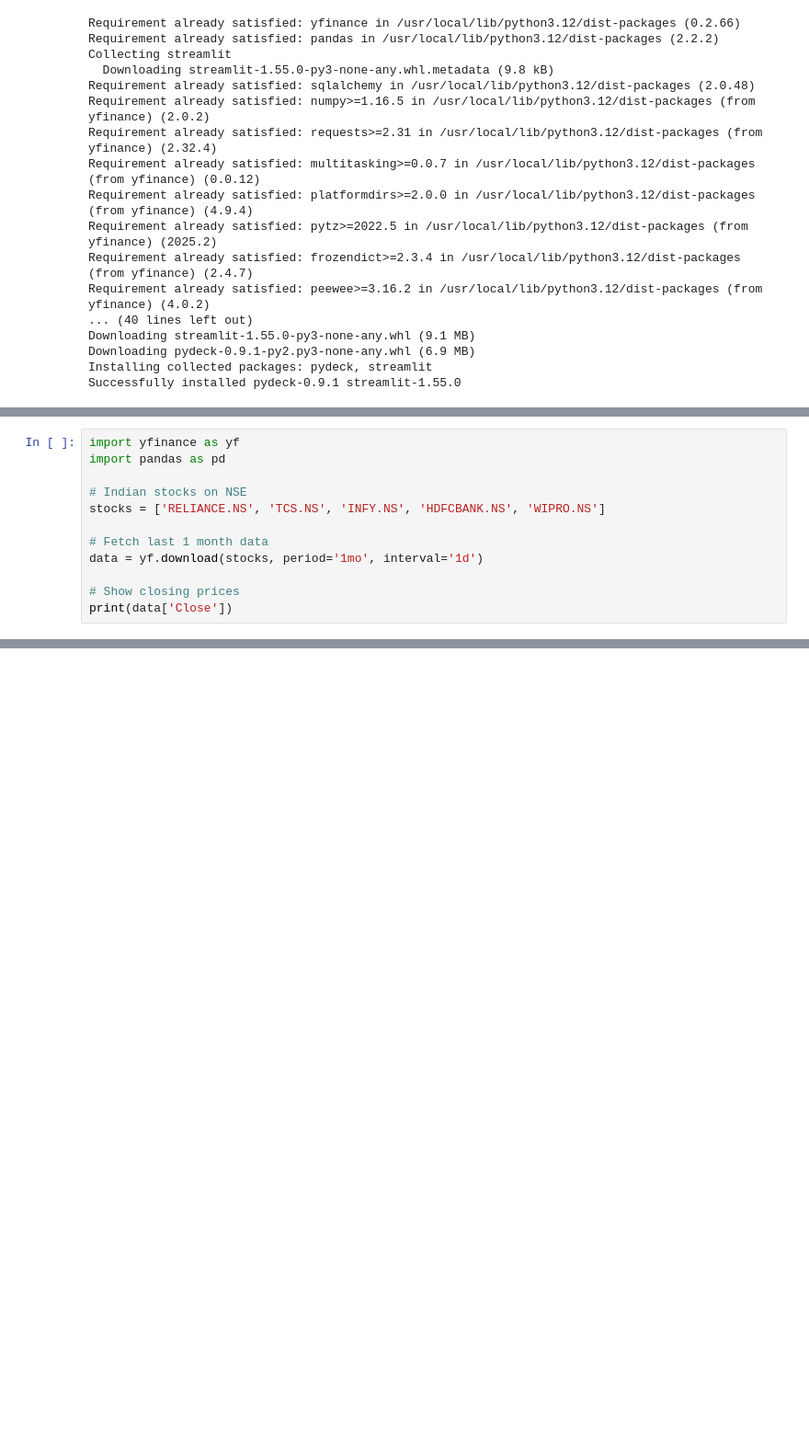
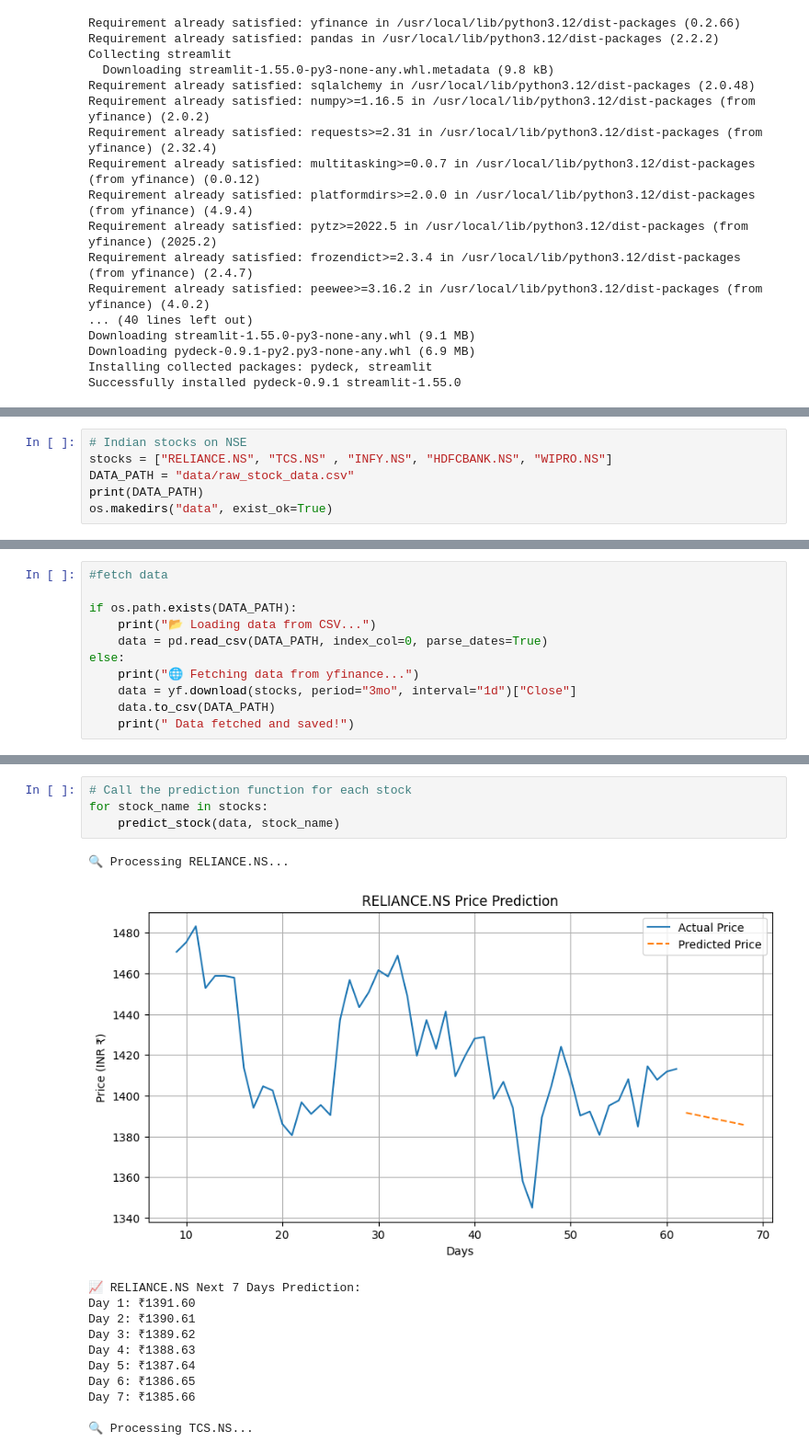
Before and after one commit to simranduggal75/indian-stock-pipeline, a Jupyter notebook: indian_stock_pipeline.ipynb, the cells around one changed output, grey strips where cells are left out. Shown at 92% size. Drawn from its saved outputs; the diff is of its cells as text; blank space fills up the shorter version.

Commit message:
Completed data pipeline with caching, preprocessing, and prediction

```diff
--- a/indian_stock_pipeline.ipynb
+++ b/indian_stock_pipeline.ipynb
@@ -21,13 +29,7 @@ Successfully installed pydeck-0.9.1 streamlit-1.55.0
 # %%
-import yfinance as yf
-import pandas as pd
-
 # Indian stocks on NSE
-stocks = ['RELIANCE.NS', 'TCS.NS', 'INFY.NS', 'HDFCBANK.NS', 'WIPRO.NS']
-
-# Fetch last 1 month data
-data = yf.download(stocks, period='1mo', interval='1d')
-
-# Show closing prices
-print(data['Close'])
+stocks = ["RELIANCE.NS", "TCS.NS" , "INFY.NS", "HDFCBANK.NS", "WIPRO.NS"]
+DATA_PATH = "data/raw_stock_data.csv"
+print(DATA_PATH)
+os.makedirs("data", exist_ok=True)
 # %% [output]
@@ -51,0 +37,11 @@ Date
+# %%
+#fetch data
+
+if os.path.exists(DATA_PATH):
+    print("📂 Loading data from CSV...")
+    data = pd.read_csv(DATA_PATH, index_col=0, parse_dates=True)
+else:
+    print("🌐 Fetching data from yfinance...")
+    data = yf.download(stocks, period="3mo", interval="1d")["Close"]
+    data.to_csv(DATA_PATH)
+    print(" Data fetched and saved!")
@@ -150,0 +119,17 @@ for stock in stocks:
+# %%
+# Call the prediction function for each stock
+for stock_name in stocks:
+    predict_stock(data, stock_name)
+# %% [output]
+🔍 Processing RELIANCE.NS...
+[figure, added]
+📈 RELIANCE.NS Next 7 Days Prediction:
+Day 1: ₹1391.60
+Day 2: ₹1390.61
+Day 3: ₹1389.62
+Day 4: ₹1388.63
+Day 5: ₹1387.64
+Day 6: ₹1386.65
+Day 7: ₹1385.66
+
+🔍 Processing TCS.NS...
```
Also changed, not shown: parts of 5 cells of this notebook.
